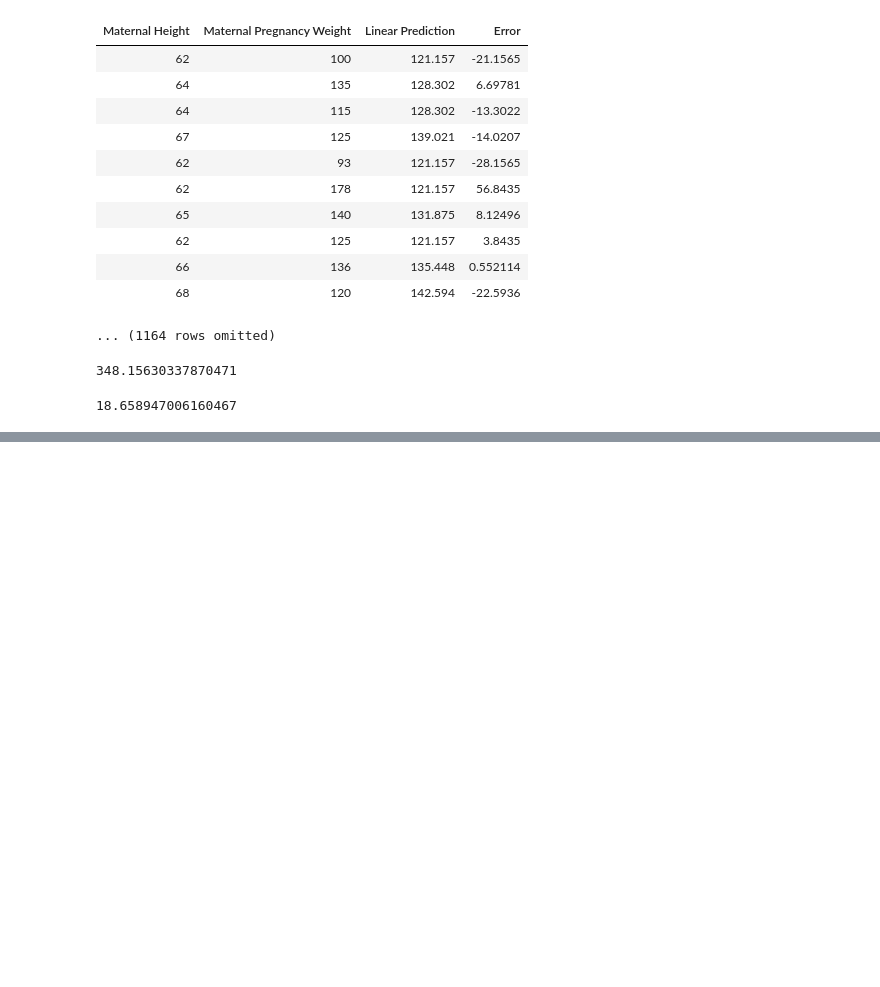
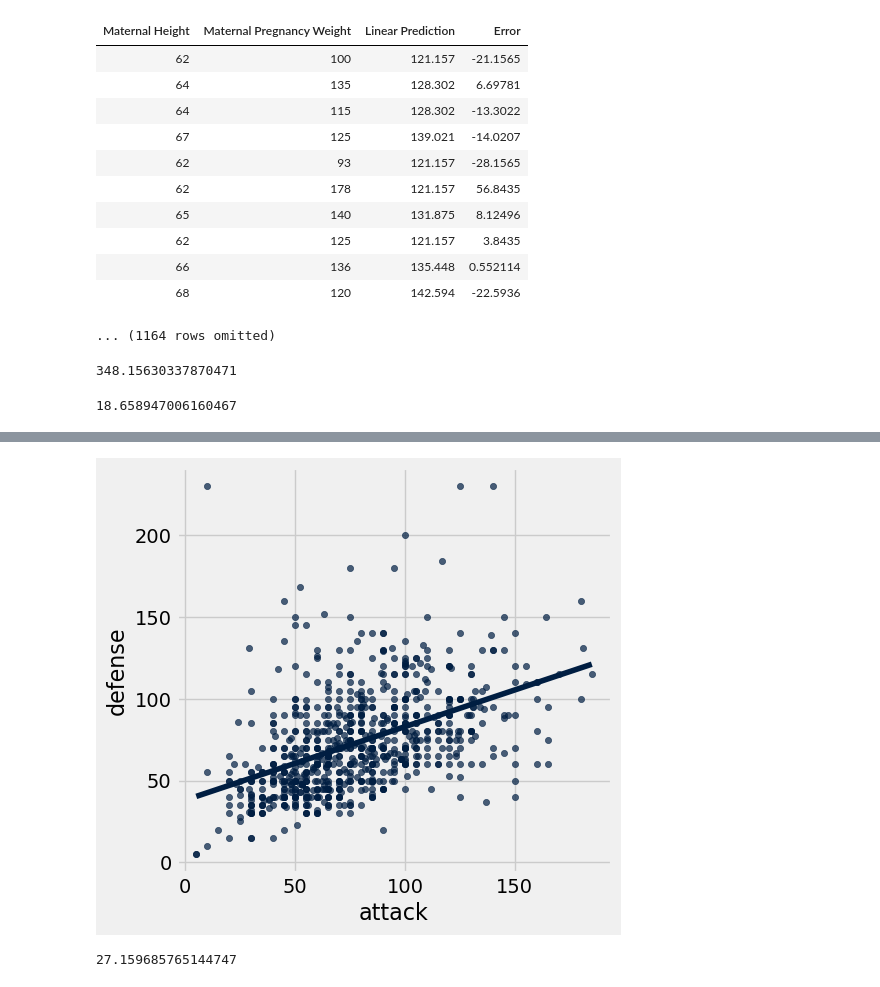
Before and after one commit to lawtonsclass/f25-code-from-class, a Jupyter notebook: data8/ch15.ipynb, the cells around one changed output, grey strips where cells are left out. Saved outputs shown, nothing was run; the diff lists cells and outputs as text; code cells hidden in the pictures; blank space fills up the shorter version.

```diff
--- a/data8/ch15.ipynb
+++ b/data8/ch15.ipynb
@@ -756,0 +870,13 @@ rmse
+# %%
+pokemon.scatter('attack', 'defense', fit_line=True)
+# %% [output]
+[figure, added]
+# %%
+m = slope(pokemon, 'attack', 'defense')
+b = intercept(pokemon, 'attack', 'defense')
+predictions = m*pokemon.column('attack') + b
+errors = pokemon.column('defense') - predictions
+rmse = np.mean(errors ** 2) ** 0.5
+rmse
+# %% [output]
+27.159685765144747
```
Also changed, not shown: parts of 53 cells of this notebook.
